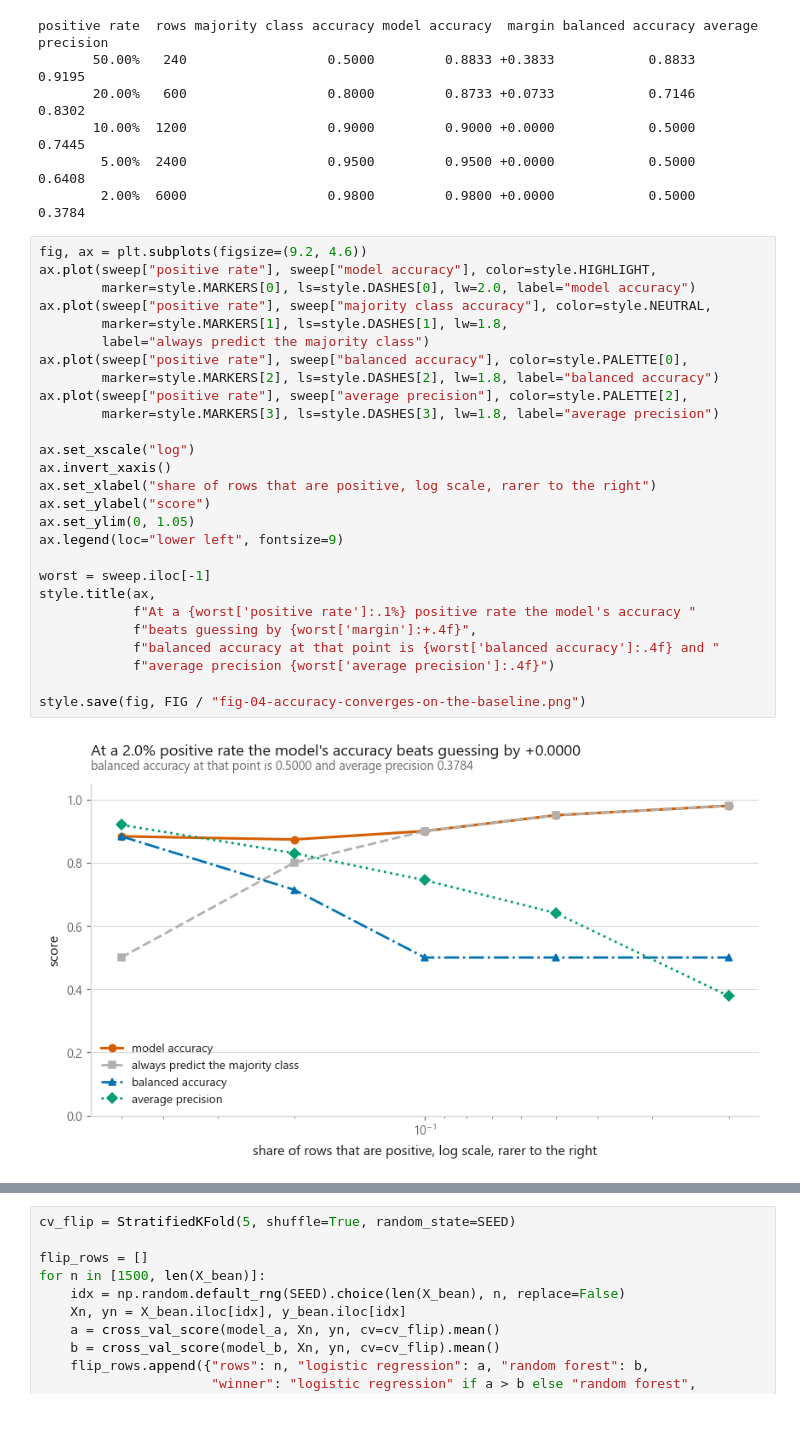
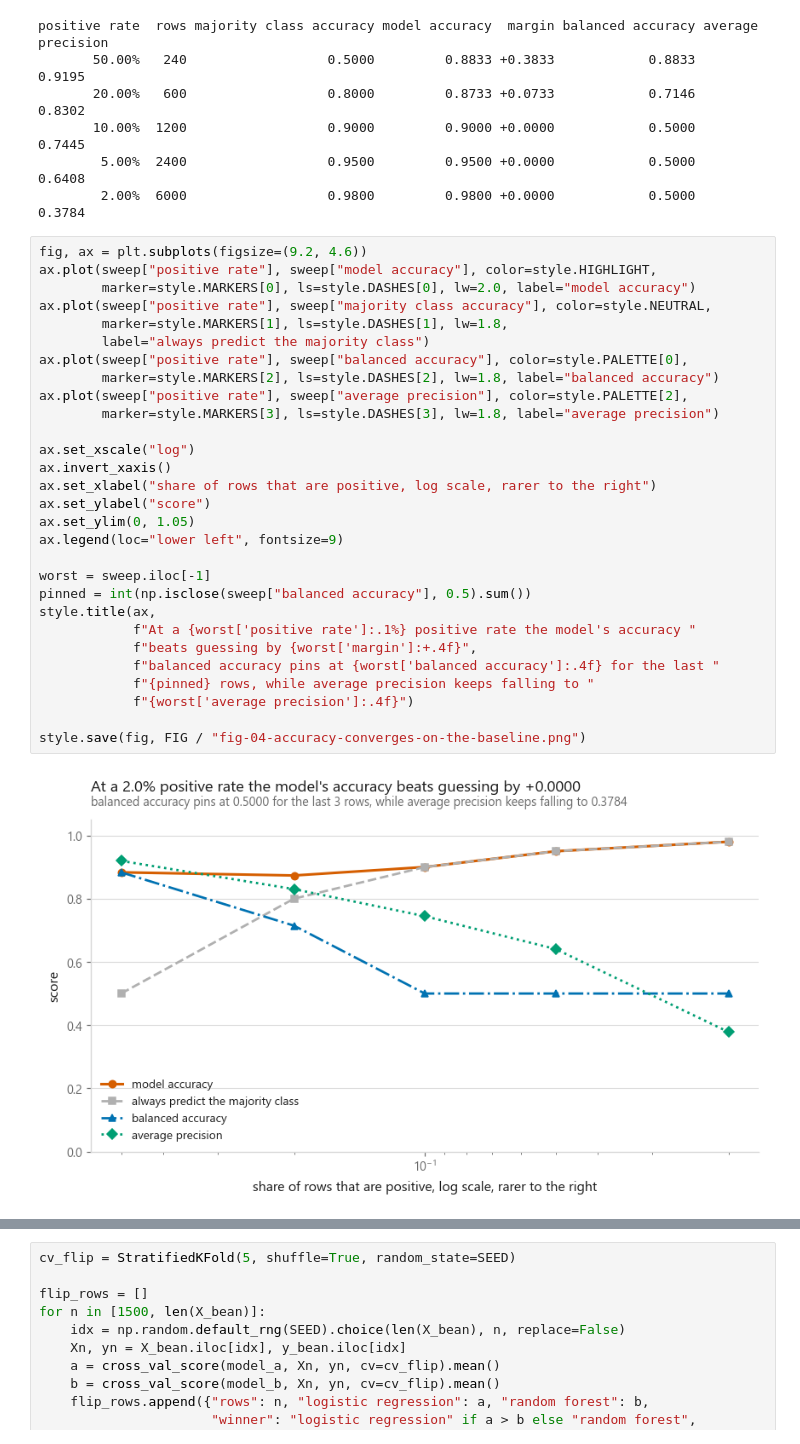
Before and after one commit to ELounissi/open-ml-notebooks, a Jupyter notebook: 12-putting-it-together/05-common-mistakes/notebook.ipynb, the cells around one changed output, grey strips where cells are left out. Drawn from its saved outputs; the diff is of its cells as text.

```diff
--- a/12-putting-it-together/05-common-mistakes/notebook.ipynb
+++ b/12-putting-it-together/05-common-mistakes/notebook.ipynb
@@ -440,29 +455,31 @@ positive rate  rows majority class accuracy model accuracy  margin balanced accu
 # %%
 fig, ax = plt.subplots(figsize=(9.2, 4.6))
 ax.plot(sweep["positive rate"], sweep["model accuracy"], color=style.HIGHLIGHT,
         marker=style.MARKERS[0], ls=style.DASHES[0], lw=2.0, label="model accuracy")
 ax.plot(sweep["positive rate"], sweep["majority class accuracy"], color=style.NEUTRAL,
         marker=style.MARKERS[1], ls=style.DASHES[1], lw=1.8,
         label="always predict the majority class")
 ax.plot(sweep["positive rate"], sweep["balanced accuracy"], color=style.PALETTE[0],
         marker=style.MARKERS[2], ls=style.DASHES[2], lw=1.8, label="balanced accuracy")
 ax.plot(sweep["positive rate"], sweep["average precision"], color=style.PALETTE[2],
         marker=style.MARKERS[3], ls=style.DASHES[3], lw=1.8, label="average precision")
 
 ax.set_xscale("log")
 ax.invert_xaxis()
 ax.set_xlabel("share of rows that are positive, log scale, rarer to the right")
 ax.set_ylabel("score")
 ax.set_ylim(0, 1.05)
 ax.legend(loc="lower left", fontsize=9)
 
 worst = sweep.iloc[-1]
+pinned = int(np.isclose(sweep["balanced accuracy"], 0.5).sum())
 style.title(ax,
             f"At a {worst['positive rate']:.1%} positive rate the model's accuracy "
             f"beats guessing by {worst['margin']:+.4f}",
-            f"balanced accuracy at that point is {worst['balanced accuracy']:.4f} and "
-            f"average precision {worst['average precision']:.4f}")
+            f"balanced accuracy pins at {worst['balanced accuracy']:.4f} for the last "
+            f"{pinned} rows, while average precision keeps falling to "
+            f"{worst['average precision']:.4f}")
 
 style.save(fig, FIG / "fig-04-accuracy-converges-on-the-baseline.png")
 # %% [output]
-[figure, old version]
+[figure, new version]
```
Also changed, not shown: parts of 8 cells of this notebook, 1 other file.
